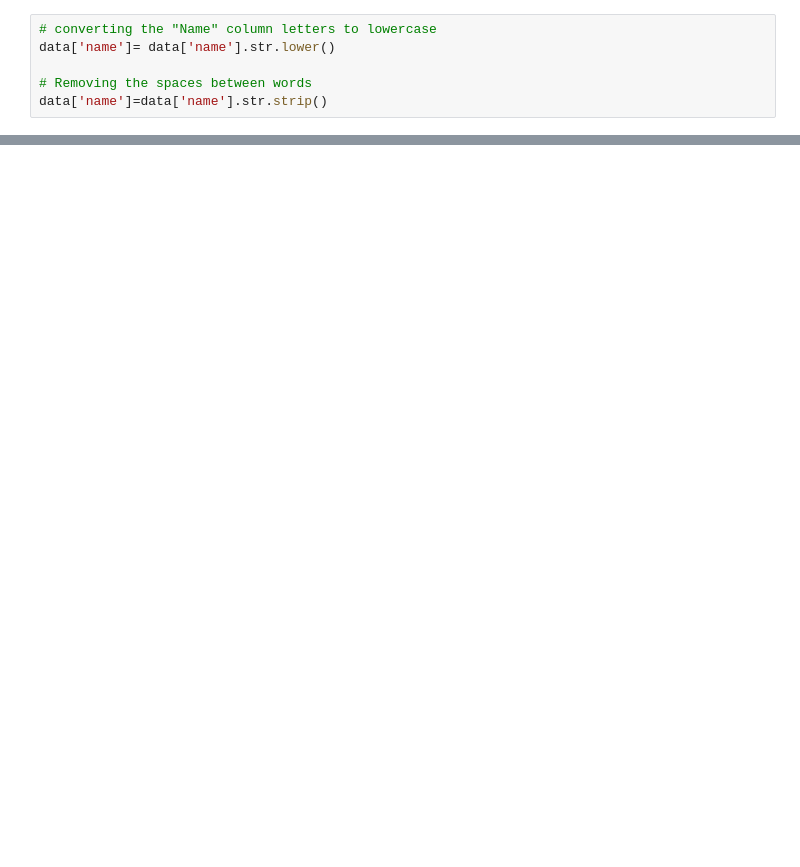
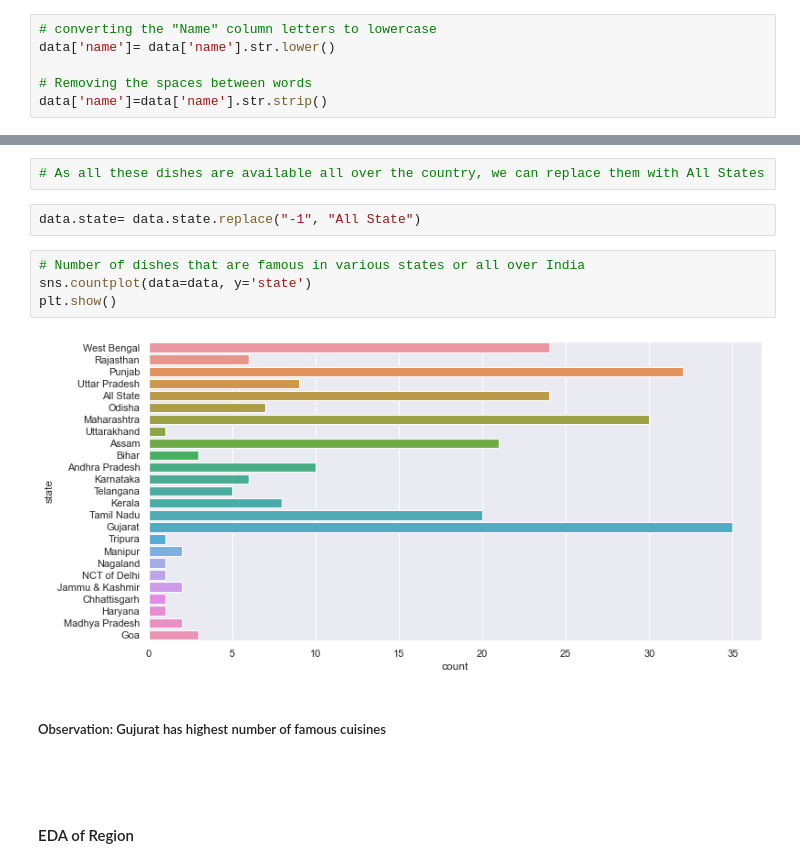
Before and after one commit to vibuverma/cuisine-recoomedations, a Jupyter notebook: Cuisine Reccomendation.ipynb, the cells around one changed output, grey strips where cells are left out. Cells and saved outputs as stored; diff of their text form; blank space fills up the shorter version.

```diff
--- a/Cuisine Reccomendation.ipynb
+++ b/Cuisine Reccomendation.ipynb
@@ -82,0 +261,16 @@ data['name']=data['name'].str.strip()
+# %%
+# As all these dishes are available all over the country, we can replace them with All States
+# %%
+data.state= data.state.replace("-1", "All State")
+# %%
+# Number of dishes that are famous in various states or all over India
+sns.countplot(data=data, y='state')
+plt.show()
+# %% [output]
+[figure, added]
+# %% [markdown]
+##### Observation: Gujurat has highest number of famous cuisines
+# %% [markdown]
+<br>
+# %% [markdown]
+#### EDA of Region
```
Also changed, not shown: parts of 79 cells of this notebook, 3 other files.
